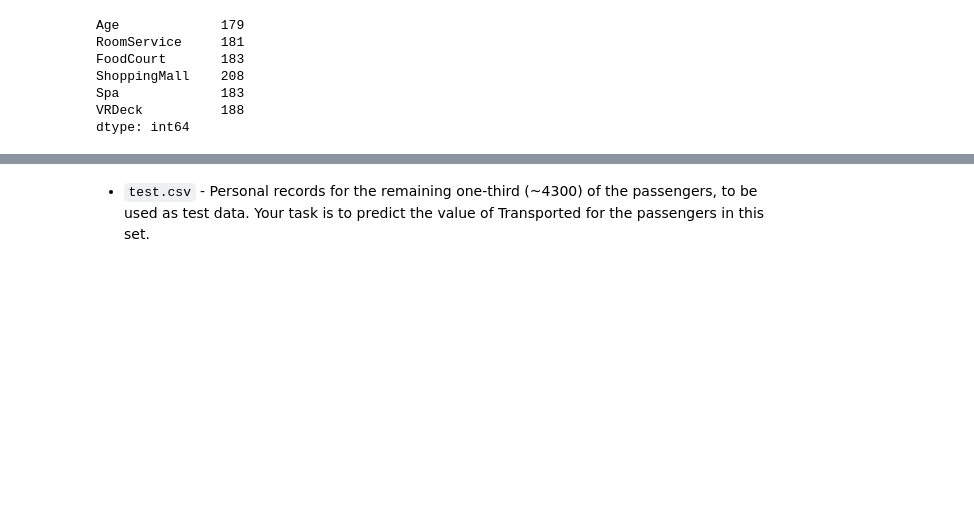
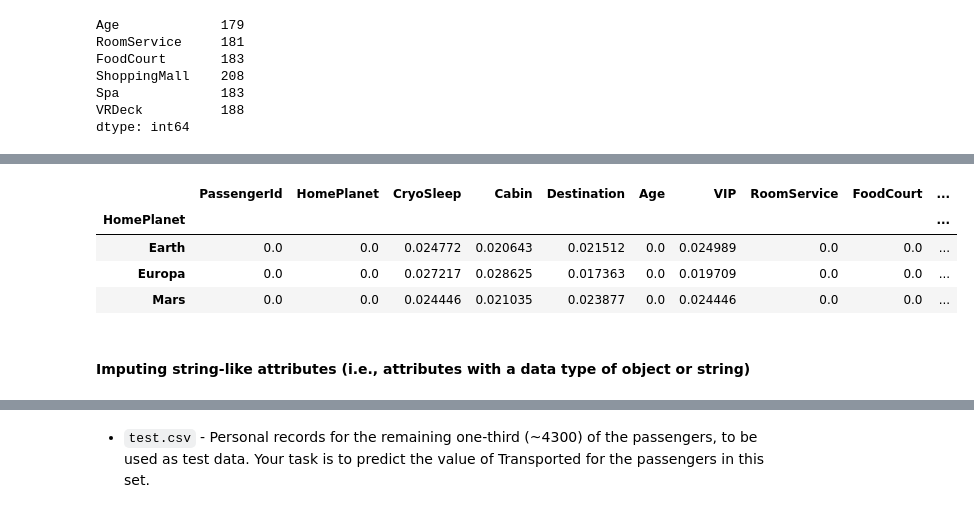
Before and after one commit to Ahmad-Khaled/spaceship-competition, a Jupyter notebook: spaceshipTitanic.ipynb, the cells around one changed output, grey strips where cells are left out. Drawn from its saved outputs; the diff is of its cells as text; code cells hidden in the pictures; blank space fills up the shorter version.

```diff
--- a/spaceshipTitanic.ipynb
+++ b/spaceshipTitanic.ipynb
@@ -239,0 +346,10 @@ dtype: int64
+# %%
+df_train.groupby(['HomePlanet']).apply(lambda x: x.isnull().mean())
+# %% [output]
+|  | PassengerId | HomePlanet | CryoSleep | Cabin | Destination | Age | VIP | RoomService | FoodCourt | ... |
+| HomePlanet |  |  |  |  |  |  |  |  |  | ... |
+| Earth | 0.0 | 0.0 | 0.024772 | 0.020643 | 0.021512 | 0.0 | 0.024989 | 0.0 | 0.0 | ... |
+| Europa | 0.0 | 0.0 | 0.027217 | 0.028625 | 0.017363 | 0.0 | 0.019709 | 0.0 | 0.0 | ... |
+| Mars | 0.0 | 0.0 | 0.024446 | 0.021035 | 0.023877 | 0.0 | 0.024446 | 0.0 | 0.0 | ... |
+# %% [markdown]
+#### Imputing string-like attributes (i.e., attributes with a data type of object or string)
```
Also changed, not shown: parts of 11 cells of this notebook.
